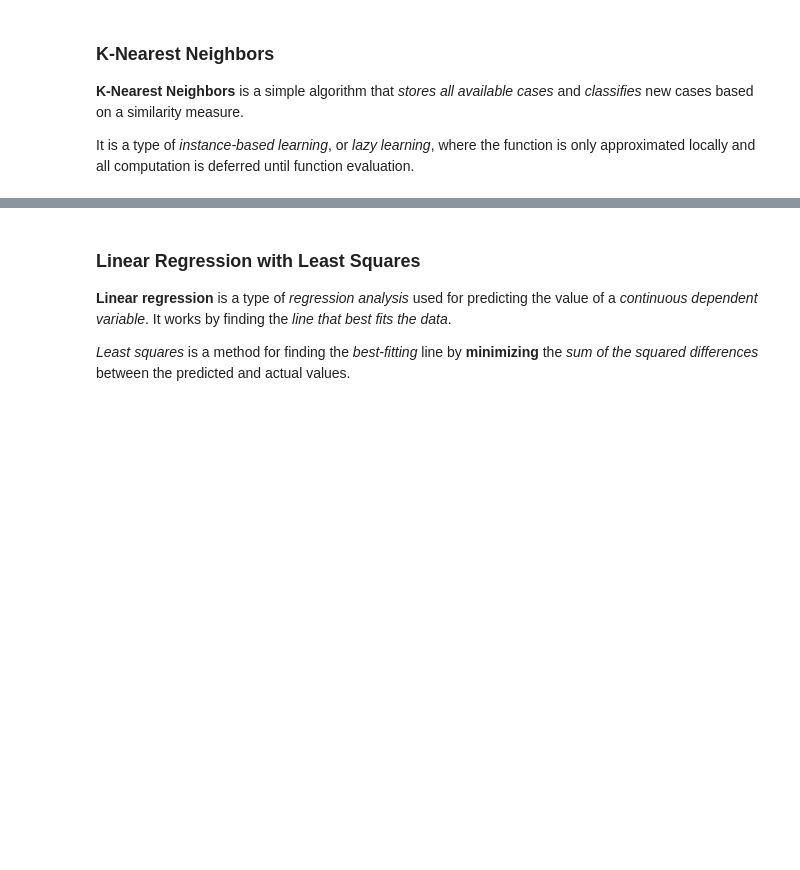
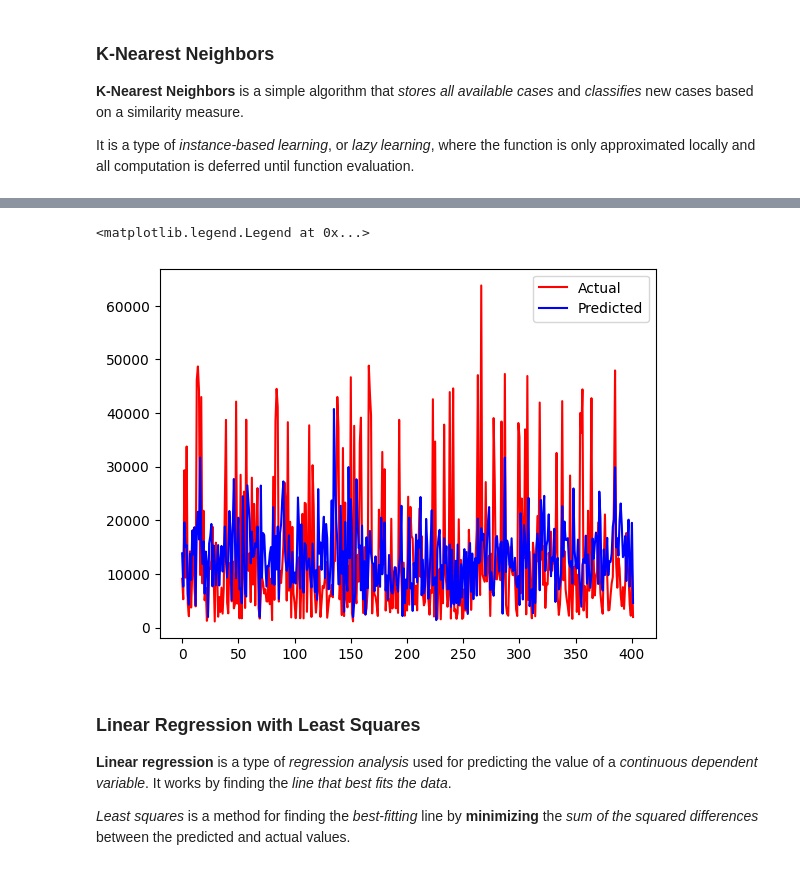
Before and after one commit to EngAndres/ud-public, a Jupyter notebook: courses/data-science-introduction/notebooks/MachineLearning.ipynb, the cells around one changed output, grey strips where cells are left out. Drawn from its saved outputs; the diff is of its cells as text; code cells hidden in the pictures; blank space fills up the shorter version.

Commit message:
Data Science: class update

```diff
--- a/courses/data-science-introduction/notebooks/MachineLearning.ipynb
+++ b/courses/data-science-introduction/notebooks/MachineLearning.ipynb
@@ -63,0 +113,32 @@ until function evaluation.
+# %%
+import pandas as pd
+from sklearn.preprocessing import StandardScaler
+from sklearn.neighbors import KNeighborsRegressor
+from sklearn.model_selection import train_test_split
+from sklearn.metrics import mean_squared_error
+
+# Regression of the data
+insurance_df = pd.read_csv('datasets_kaggle/insurance.csv')
+columns_list = ['age', 'bmi', 'children'] #feature selection
+X = insurance_df[columns_list]
+Y = insurance_df['charges']
+X_train, X_test, Y_insurance_train, Y_insurance_test = train_test_split(X, Y, test_size=0.3, random_state=42)
+
+# Feature scaling for better performance of KNN
+scaler = StandardScaler()
+X_insurance_train_scaled = scaler.fit_transform(X_train)
+X_insurance_test_scaled = scaler.transform(X_test)
+
+# Creating the KNN model for regression
+knn_regressor = KNeighborsRegressor(n_neighbors=5)
+
+# Fitting the model with the training data
+knn_regressor.fit(X_insurance_train_scaled, Y_insurance_train)
+
+# test the model performance
+y_insurance_hat = knn_regressor.predict(X_insurance_test_scaled)
+mse = mean_squared_error(Y_insurance_test, y_insurance_hat)
+
+print(f'Mean Squared Error: {mse}')
+results = pd.DataFrame({'Actual': Y_insurance_test, 'Predicted': y_insurance_hat})
+results
@@ -64,3 +160,12 @@ until function evaluation.
+# %%
+from matplotlib import pyplot as plt
+x = np.arange(results.shape[0])
+plt.plot(x, Y_test,color='red',label='Actual')
+plt.plot(x, y_hat,color='blue',label='Predicted')
+plt.legend()
+# %% [output]
+<matplotlib.legend.Legend at 0x...>
+[figure, added]
 # %% [markdown]
 ### Linear Regression with Least Squares
 
```
Also changed, not shown: parts of 18 cells of this notebook, 4 other files.
